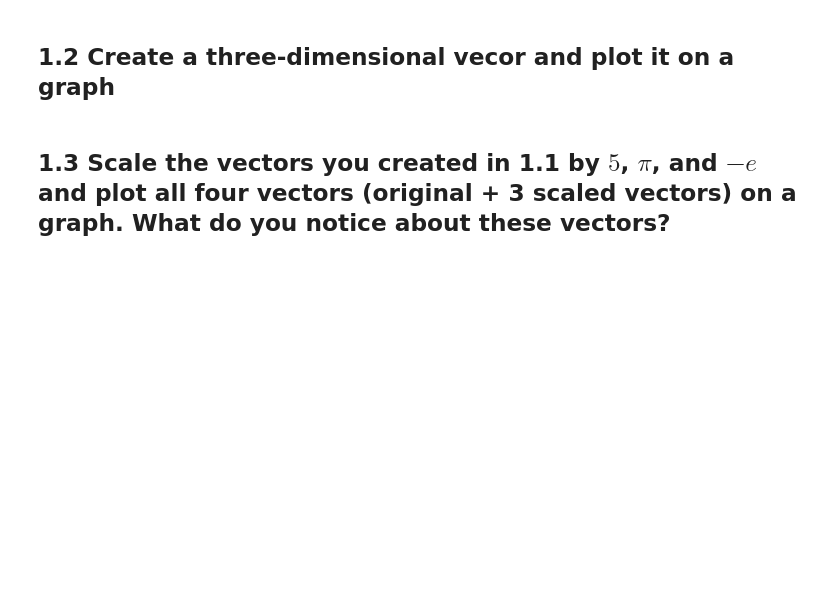
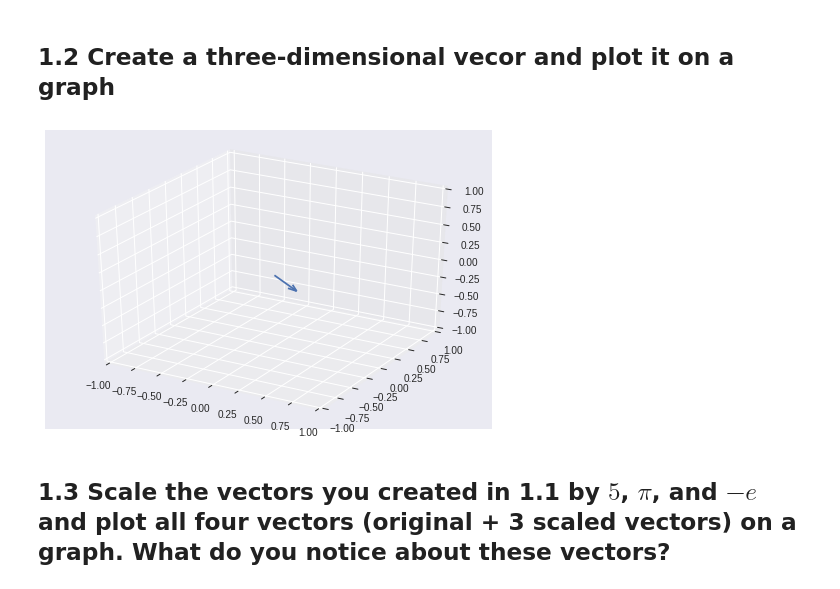
Before and after one commit to bloominstituteoftechnology/DS-Unit-1-Sprint-4-Linear-Algebra, a Jupyter notebook: module1-linear-algebra-review/Linear_Algebra_Assignment.ipynb, the cells around one changed output. Saved outputs shown, nothing was run; the diff lists cells and outputs as text; code cells hidden in the pictures; blank space fills up the shorter version.

```diff
--- a/module1-linear-algebra-review/Linear_Algebra_Assignment.ipynb
+++ b/module1-linear-algebra-review/Linear_Algebra_Assignment.ipynb
@@ -7,4 +26,18 @@ For the questions below it is not sufficient to simply provide answer to the que
 # %% [markdown]
 ## 1.2 Create a three-dimensional vecor and plot it on a graph
+# %%
+vector = np.array( [0,0,0,0.1,0.2,-0.3])
+
+fig = plt.figure()
+ax = fig.add_subplot(111, projection='3d')
+v = np.array([vector[3],vector[4],vector[5]])
+vlength=np.linalg.norm(v)
+ax.quiver(vector[0],vector[1],vector[2],vector[3],vector[4],vector[5])
+ax.set_xlim([-1.0, 1.0])
+ax.set_ylim([-1.0, 1.0])
+ax.set_zlim([-1.0, 1.0])
+plt.show()
+# %% [output]
+[figure, added]
 # %% [markdown]
 ## 1.3 Scale the vectors you created in 1.1 by $5$, $\pi$, and $-e$ and plot all four vectors (original + 3 scaled vectors) on a graph. What do you notice about these vectors?
```
Also changed, not shown: parts of 16 cells of this notebook.
